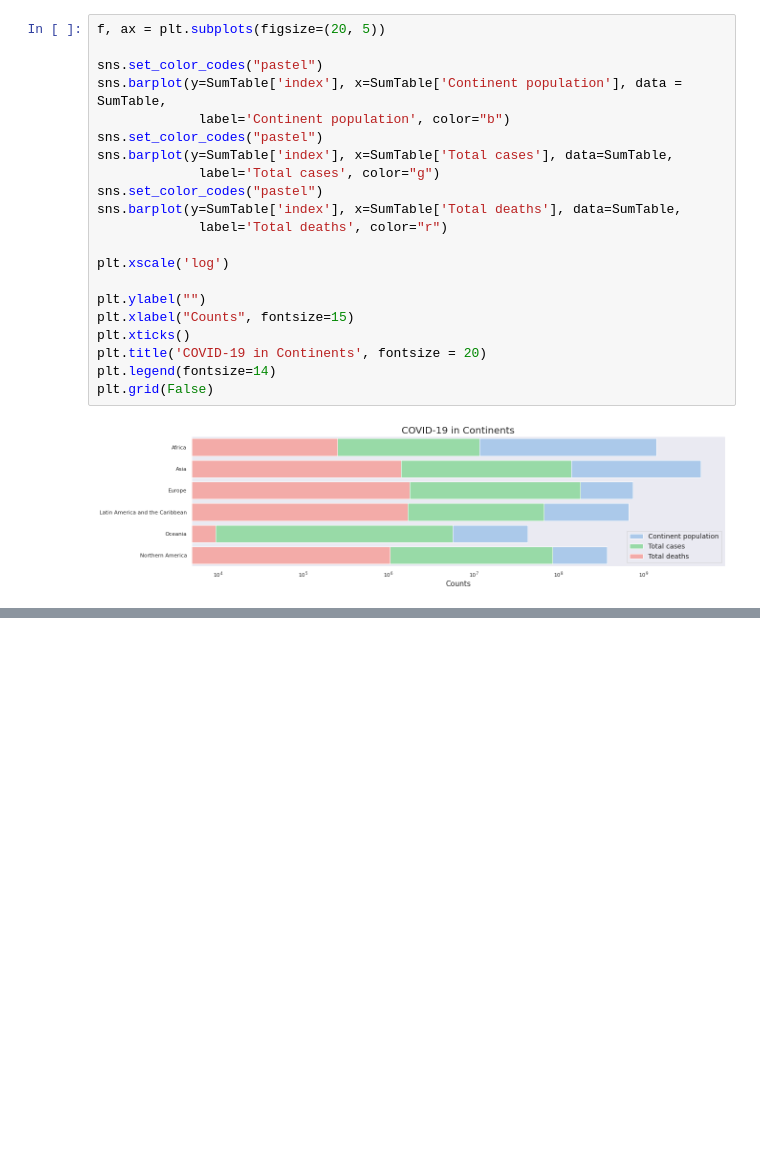
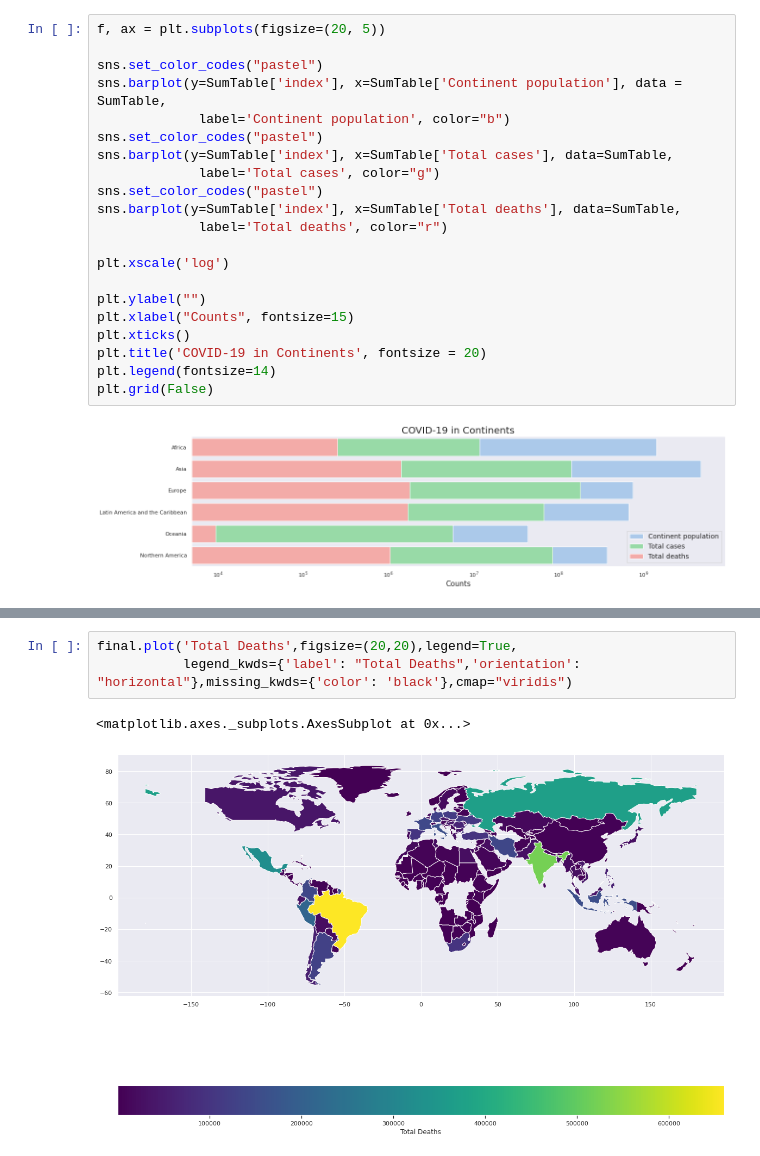
Before and after one commit to DariaPrzytula/Data-Science, a Jupyter notebook: COVID_19_Coronavirus_Pandemic.ipynb, the cells around one changed output, grey strips where cells are left out. Cells and saved outputs as stored; diff of their text form; blank space fills up the shorter version.

```diff
--- a/COVID_19_Coronavirus_Pandemic.ipynb
+++ b/COVID_19_Coronavirus_Pandemic.ipynb
@@ -143,0 +172,6 @@ plt.grid(False)
+# %%
+final.plot('Total Deaths',figsize=(20,20),legend=True,
+           legend_kwds={'label': "Total Deaths",'orientation': "horizontal"},missing_kwds={'color': 'black'},cmap="viridis")
+# %% [output]
+<matplotlib.axes._subplots.AxesSubplot at 0x...>
+[figure, added]
```
Also changed, not shown: parts of 3 cells of this notebook.
